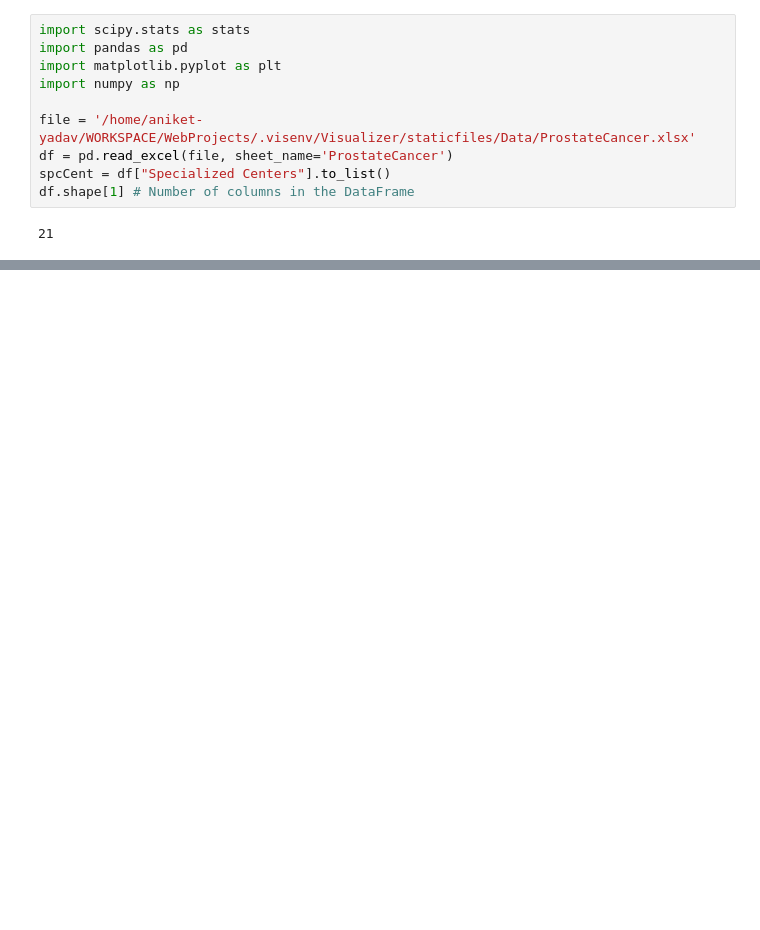
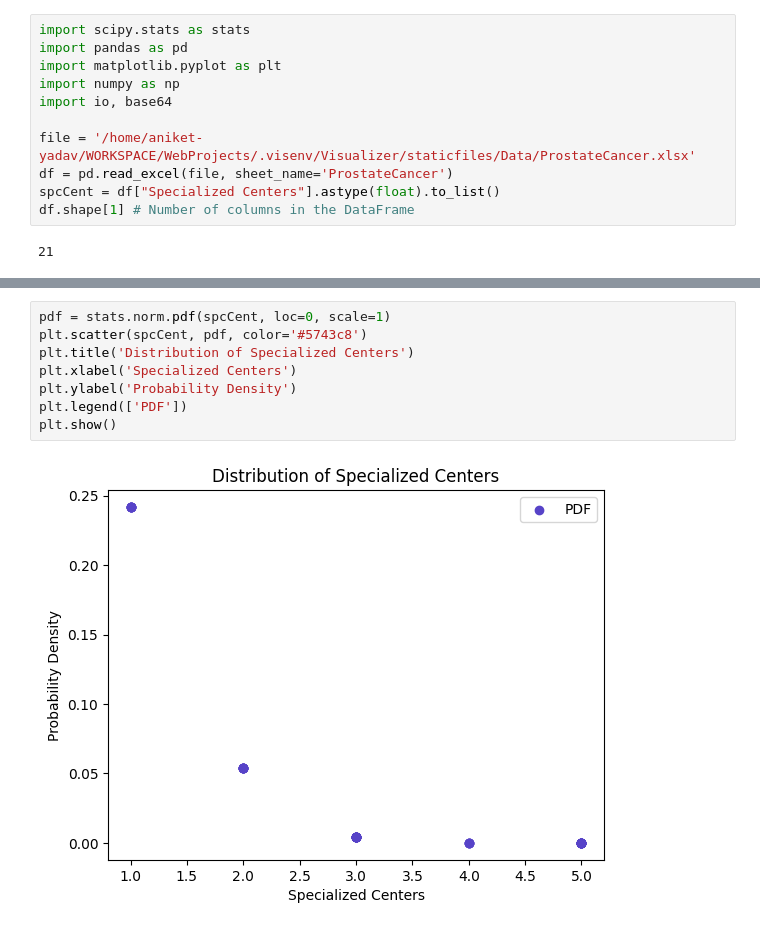
Before and after one commit to Aniket7651/Visualizer, a Jupyter notebook: visualCancer/sci.ipynb, the cells around one changed output, grey strips where cells are left out. Saved outputs shown, nothing was run; the diff lists cells and outputs as text; blank space fills up the shorter version.

```diff
--- a/visualCancer/sci.ipynb
+++ b/visualCancer/sci.ipynb
@@ -40,10 +40,11 @@ import scipy.stats as stats
 import pandas as pd
 import matplotlib.pyplot as plt
 import numpy as np
+import io, base64
 
 file = '/home/aniket-yadav/WORKSPACE/WebProjects/.visenv/Visualizer/staticfiles/Data/ProstateCancer.xlsx'
 df = pd.read_excel(file, sheet_name='ProstateCancer')
-spcCent = df["Specialized Centers"].to_list()
+spcCent = df["Specialized Centers"].astype(float).to_list()
 df.shape[1] # Number of columns in the DataFrame
 # %% [output]
 21
@@ -118 +125,11 @@ dstat
+# %%
+pdf = stats.norm.pdf(spcCent, loc=0, scale=1)
+plt.scatter(spcCent, pdf, color='#5743c8')
+plt.title('Distribution of Specialized Centers')
+plt.xlabel('Specialized Centers')
+plt.ylabel('Probability Density')
+plt.legend(['PDF'])
+plt.show()
+# %% [output]
+[figure, added]
 # %%
```
Also changed, not shown: parts of 2 cells of this notebook, 10 other files.
